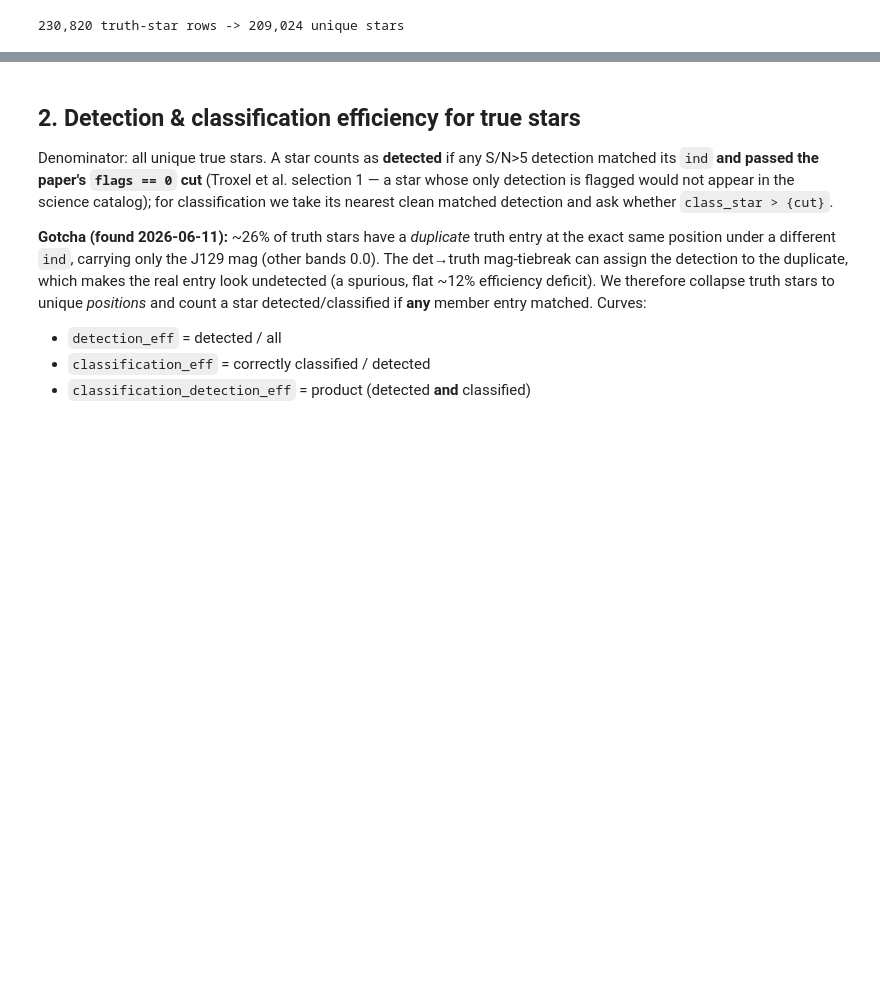
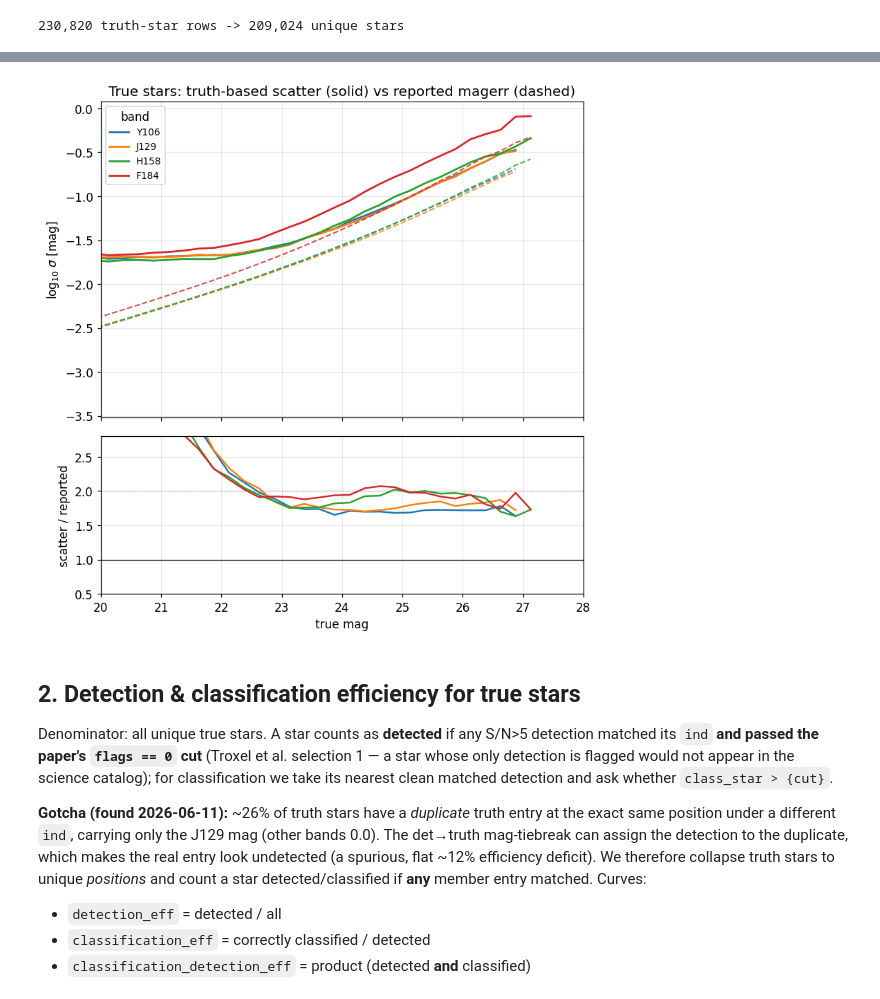
Before and after one commit to LSSTDESC/streamobs, a Jupyter notebook: notebooks/create_streamobs_files_hlwas.ipynb, the cells around one changed output, grey strips where cells are left out. Saved outputs shown, nothing was run; the diff lists cells and outputs as text; code cells hidden in the pictures; blank space fills up the shorter version.

```diff
--- a/notebooks/create_streamobs_files_hlwas.ipynb
+++ b/notebooks/create_streamobs_files_hlwas.ipynb
@@ -184,3 +190,35 @@ plt.show()
+# %%
+vsel = (cat.matched & (cat.truth_gal_star == 1) & (cat.class_star > CLASS_STAR_CUT)
+        & (cat["flags"] < FLAG_CUT))
+fig, (axa, axb) = plt.subplots(2, 1, figsize=(7.5, 7.5), sharex=True,
+                               gridspec_kw={"height_ratios": [2, 1]})
+for b, col in zip(BANDS, ["C0", "C1", "C2", "C3"]):
+    sub = cat.loc[vsel, [f"truth_mag_{b}", f"mag_auto_{b}", f"magerr_auto_{b}"]].dropna()
+    mt = sub[f"truth_mag_{b}"].values
+    dmv = sub[f"mag_auto_{b}"].values - mt
+    sg = sub[f"magerr_auto_{b}"].values
+    ib = np.digitize(mt, MAG_BINS) - 1
+    scat_b, rep_b = np.full(MAG_MID.size, np.nan), np.full(MAG_MID.size, np.nan)
+    for i in range(MAG_MID.size):
+        v = dmv[ib == i]
+        if v.size >= 100:
+            scat_b[i] = (np.percentile(v, 84) - np.percentile(v, 16)) / 2
+            rep_b[i] = np.median(sg[ib == i])
+    axa.plot(MAG_MID, np.log10(scat_b), "-", color=col, lw=1.8, label=f"{b}")
+    axa.plot(MAG_MID, np.log10(rep_b), "--", color=col, lw=1.4, alpha=0.8)
+    axb.plot(MAG_MID, scat_b / rep_b, "-", color=col, lw=1.6, label=b)
+axa.set(ylabel=r"$\log_{10}\,\sigma$ [mag]",
+        title="True stars: truth-based scatter (solid) vs reported magerr (dashed)")
+axa.legend(title="band", fontsize=9); axa.grid(alpha=0.3)
+axb.axhline(1.0, color="k", lw=0.8)
+axb.axhline(2.0, color="0.5", lw=0.8, ls=":")
+axb.set(xlabel="true mag", ylabel="scatter / reported", xlim=(20, 28), ylim=(0.5, 2.8))
+axb.grid(alpha=0.3)
+fig.tight_layout()
+fig.savefig(FIG_DIR / "error_validation.png", dpi=130, bbox_inches="tight")
+plt.show()
+# %% [output]
+[figure, added]
 # %% [markdown]
 ## 2. Detection & classification efficiency for true stars
 
```
Also changed, not shown: parts of 7 cells of this notebook, 5 other files.
